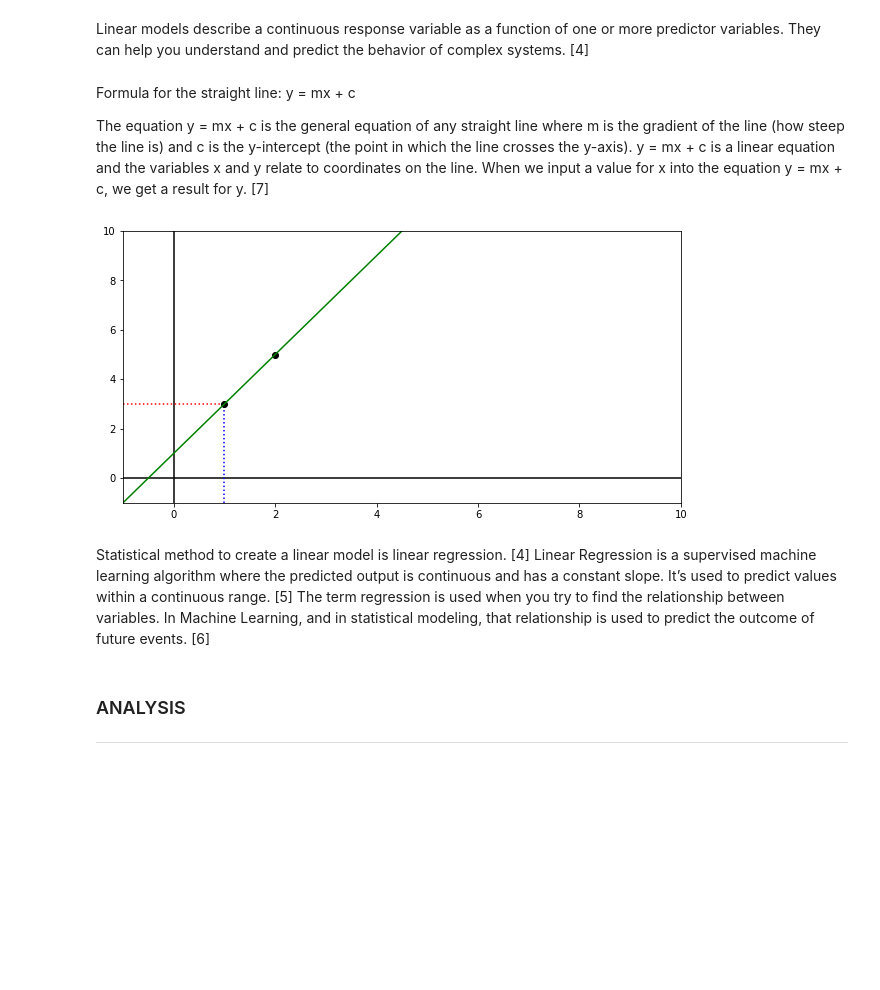
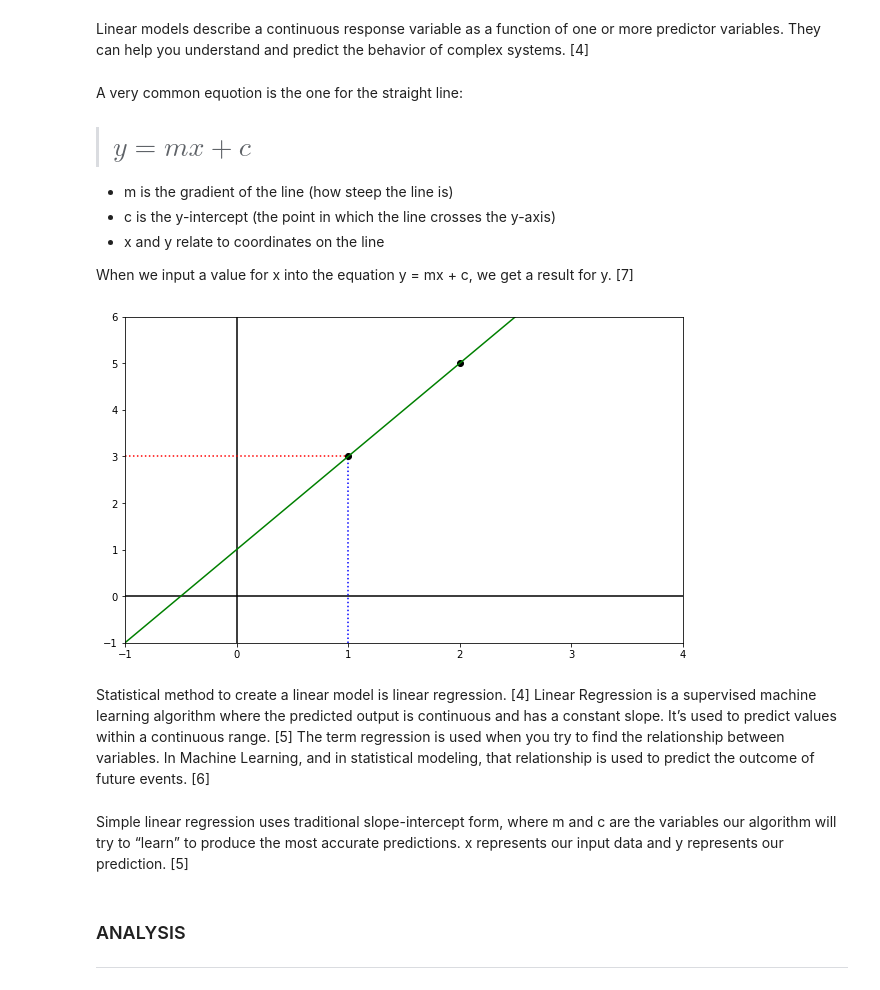
Before and after one commit to AnteDujic/MLS---Assesment, a Jupyter notebook: Practicals/02-models.ipynb, the cells around one changed output. Drawn from its saved outputs; the diff is of its cells as text; code cells hidden in the pictures; blank space fills up the shorter version.

Commit message:
Analysis - data

```diff
--- a/Practicals/02-models.ipynb
+++ b/Practicals/02-models.ipynb
@@ -13,39 +13,45 @@ Mathematical modelling is the process of describing a real world problem in math
 # %% [markdown]
 Linear models describe a continuous response variable as a function of one or more predictor variables. They can help you understand and predict the behavior of complex systems. [4]
 # %% [markdown]
-Formula for the straight line: y = mx + c
+A very common equotion is the one for the straight line:
 
-The equation y = mx + c is the general equation of any straight line where m is the gradient of the line (how steep the line is) and c is the y-intercept (the point in which the line crosses the y-axis).
-y = mx + c is a linear equation and the variables x and y relate to coordinates on the line.
+> # $y = mx + c$
+
+- m is the gradient of the line (how steep the line is)
+- c is the y-intercept (the point in which the line crosses the y-axis)
+- x and y relate to coordinates on the line
+
 When we input a value for x into the equation y = mx + c, we get a result for y. [7]
 # %%
 # Import matplotlib.
 import matplotlib.pyplot as plt
 
-fig, ax = plt.subplots(figsize=(10, 5))
+fig, ax = plt.subplots(figsize=(10, 6))
 # Draw some axes.
 plt.plot([-1, 10], [0, 0], 'k-')
 plt.plot([0, 0], [-1, 10], 'k-')
 
 # Plot the red, blue and green lines.
 plt.plot([1, 1], [-1, 3], 'b:')
 plt.plot([-1, 1], [3, 3], 'r:')
 
 # Plot the two points (1,3) and (2,5).
 plt.plot([1, 2], [3, 5], 'ko')
 # Join them with an (extending) green lines.
 plt.plot([-1, 10], [-1, 21], 'g-')
 
 # Set some reasonable plot limits.
-plt.xlim([-1, 10])
-plt.ylim([-1, 10])
+plt.xlim([-1, 4])
+plt.ylim([-1, 6])
 
 # Show the plot.
 plt.show()
 # %% [output]
-[figure, old version]
+[figure, new version]
 # %% [markdown]
 Statistical method to create a linear model is linear regression. [4] Linear Regression is a supervised machine learning algorithm where the predicted output is continuous and has a constant slope. It’s used to predict values within a continuous range. [5] The term regression is used when you try to find the relationship between variables. In Machine Learning, and in statistical modeling, that relationship is used to predict the outcome of future events. [6]
+# %% [markdown]
+Simple linear regression uses traditional slope-intercept form, where m and c are the variables our algorithm will try to “learn” to produce the most accurate predictions. x represents our input data and y represents our prediction. [5]
 # %% [markdown]
 ### ANALYSIS
 
```
Also changed, not shown: parts of 10 cells of this notebook.
